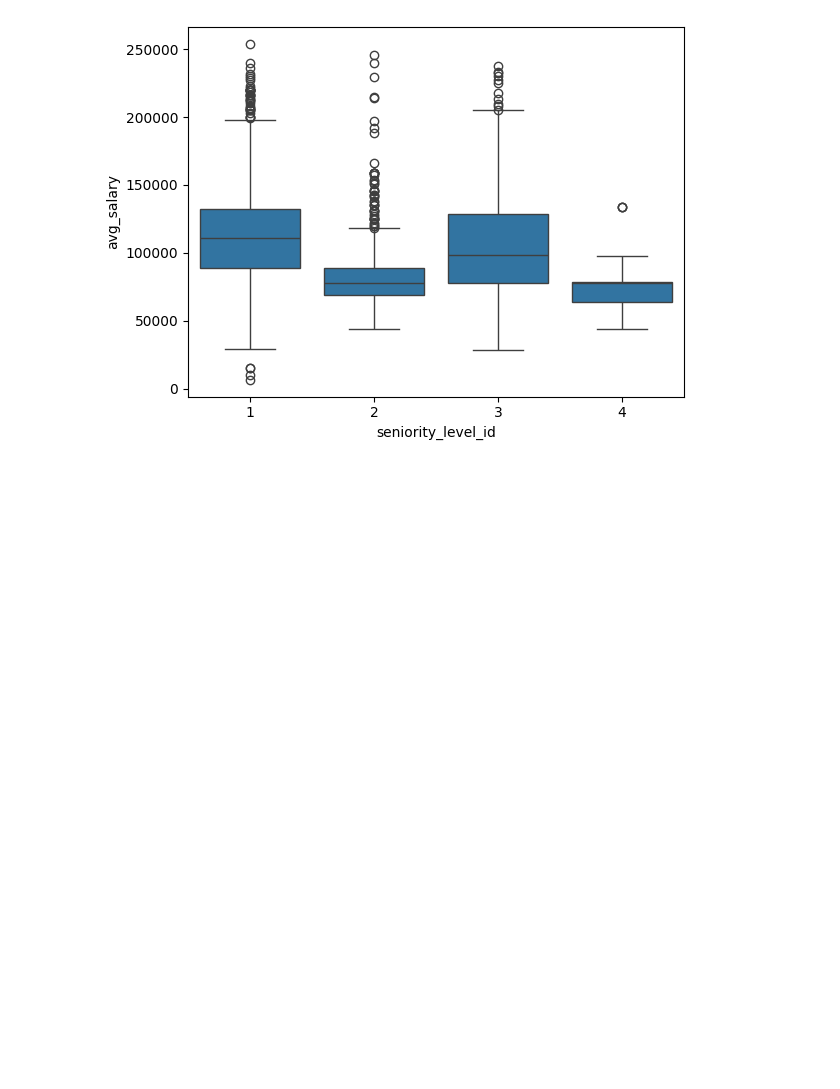
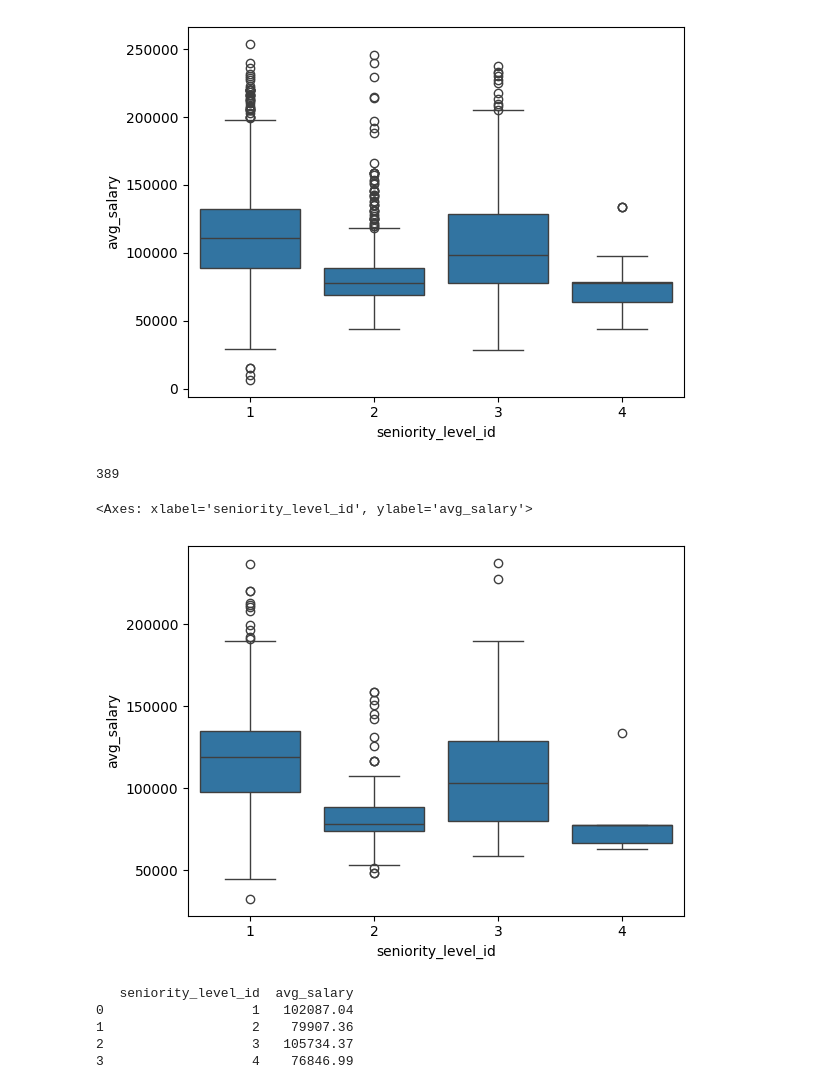
Before and after one commit to No-Country-simulation/c20-67-m-data-bi, a Jupyter notebook: ETL_EDA/USA Clean.ipynb, the cells around one changed output. Cells and saved outputs as stored; diff of their text form; code cells hidden in the pictures; blank space fills up the shorter version.

```diff
--- a/ETL_EDA/USA Clean.ipynb
+++ b/ETL_EDA/USA Clean.ipynb
@@ -1566,3 +1566,27 @@ sns.boxplot(x='seniority_level_id', y='avg_salary', data=job_postings)
 # %% [output]
 <Axes: xlabel='seniority_level_id', ylabel='avg_salary'>
 [figure]
+# %%
+df=job_postings[job_postings["location_id"].isin([20, 23, 29, 33, 36, 37, 39, 47, 52])]
+df.shape[0]
+# %% [output]
+389
+# %%
+sns.boxplot(x='seniority_level_id', y='avg_salary', data=df)
+# %% [output]
+<Axes: xlabel='seniority_level_id', ylabel='avg_salary'>
+[figure, added]
+# %%
+df_filtrado = job_postings[~((job_postings['avg_salary'] > 150000) & (job_postings['seniority_level_id'] == 1))]
+
+# Calcular el promedio de 'avg_salary' agrupado por 'seniority_level_id' en el DataFrame filtrado
+promedios = df_filtrado.groupby('seniority_level_id')['avg_salary'].mean().reset_index()
+
+# Mostrar los resultados
+print(promedios.round(2))
+# %% [output]
+   seniority_level_id  avg_salary
+0                   1   102087.04
+1                   2    79907.36
+2                   3   105734.37
+3                   4    76846.99
```
Also changed, not shown: parts of 9 cells of this notebook.
